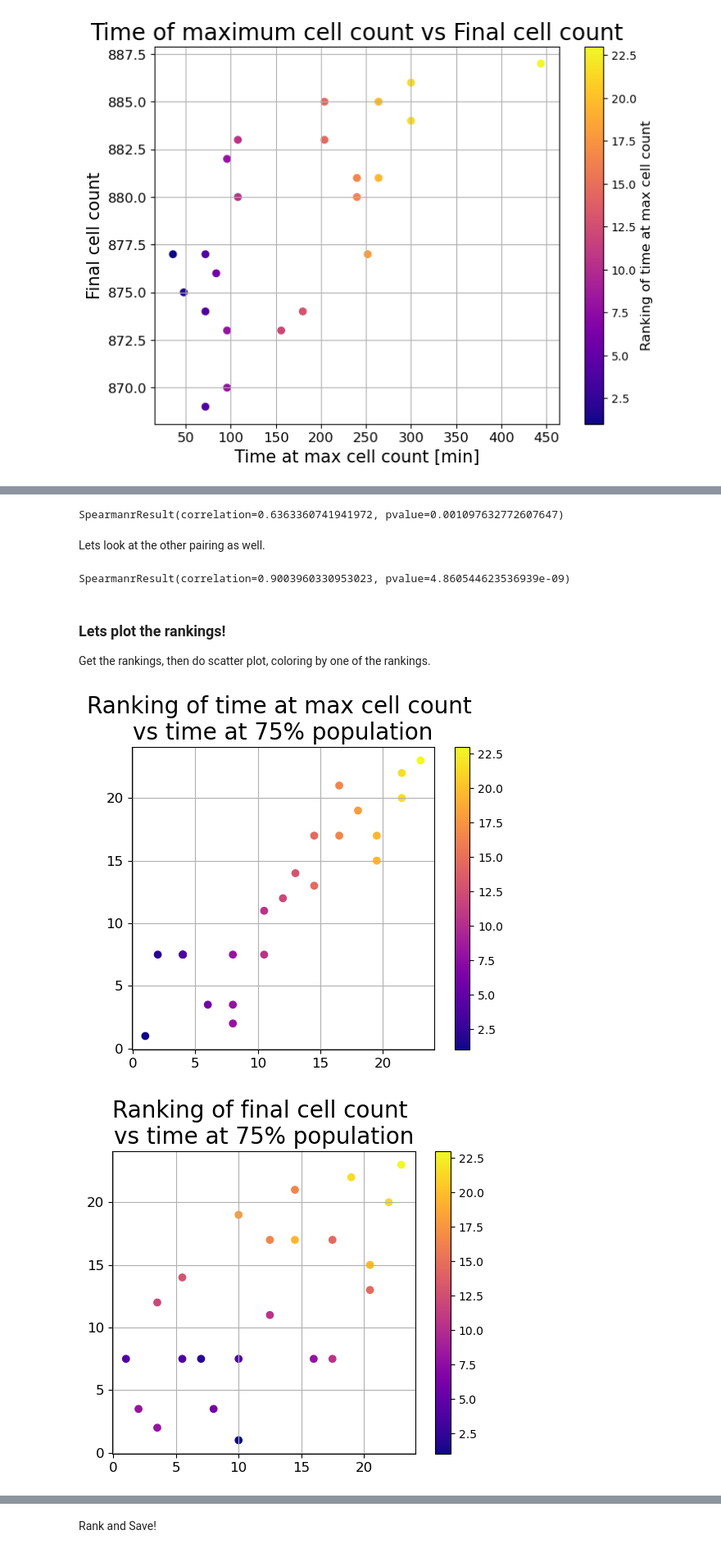
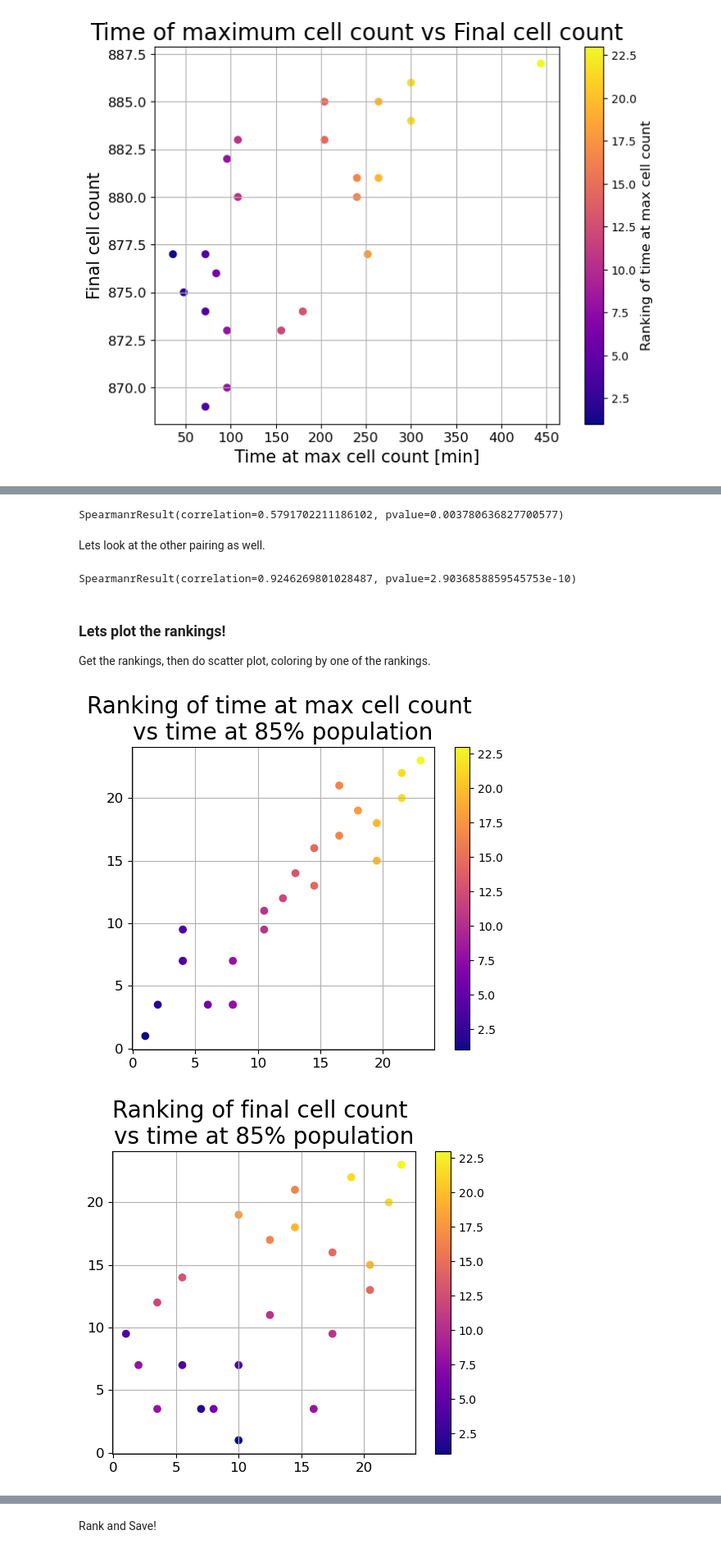
Before and after one commit to johnmetzcar/PhysiLab, a Jupyter notebook: scripts/Spatial Gradient-based Analysis.ipynb, the cells around one changed output, grey strips where cells are left out. Shown at 82% size. Saved outputs shown, nothing was run; the diff lists cells and outputs as text; code cells hidden in the pictures.

Commit message:
Updated figures in notebooks as well as extracted data.

```diff
--- a/scripts/Spatial Gradient-based Analysis.ipynb
+++ b/scripts/Spatial Gradient-based Analysis.ipynb
@@ -126,7 +126,7 @@ WARNING- this gets modified again at the end!!!
 # %%
 df_for_rankings = pd.DataFrame()
 
-thershold = 1000 # 75% of initial population and approx region of minimal slope across the time courses
+thershold = 1142 # 85% of initial population and approx region of minimal slope across the time courses
 
 for column in df:
     max_value = df[column].max()
@@ -139,7 +139,7 @@ for column in df:
 df_for_rankings = df_for_rankings.transpose()
 
 # Nice names
-df_for_rankings.columns = ['Max cell count', 'Time at max cell count', 'Final cell count', 'Time to 75% population']
+df_for_rankings.columns = ['Max cell count', 'Time at max cell count', 'Final cell count', 'Time to 85% population']
 
 # we need numbers - not objects
 for column in df_for_rankings:
@@ -326,11 +337,11 @@ df_clean.head()
 # %%
 time_at_max_cell_count_rank = rankdata(df_clean['Time at max cell count'])
 final_cell_count_rank = rankdata(df_clean['Final cell count'])
-time_at_75_percent_rank = rankdata(df_clean['Time to 75% population'])
+time_at_85_percent_rank = rankdata(df_clean['Time to 85% population'])
 
 df_clean['Time at max cell count rank'] = time_at_max_cell_count_rank
 df_clean['Final cell count rank'] = final_cell_count_rank
-df_clean['Time to 75% population rank'] = time_at_75_percent_rank
+df_clean['Time to 85% population rank'] = time_at_85_percent_rank
 
 df_clean.to_csv('../dataframes/spatial_cell_measures_rankings.csv') # WARNING - GETS RESAVED AT THE END!!
 # %% [output]
@@ -352,17 +363,17 @@ See the caveats in the documentation: https://pandas.pydata.org/pandas-docs/stab
 # %%
-res = stats.spearmanr(df_clean['Time to 75% population'], df_clean['Final cell count'])
+res = stats.spearmanr(df_clean['Time to 85% population'], df_clean['Final cell count'])
 
 print(res)
 # %% [output]
-SpearmanrResult(correlation=0.6363360741941972, pvalue=0.001097632772607647)
+SpearmanrResult(correlation=0.5791702211186102, pvalue=0.003780636827700577)
 # %% [markdown]
 Lets look at the other pairing as well.
 # %%
-res = stats.spearmanr(df_clean['Time to 75% population'], df_clean['Time at max cell count'])
+res = stats.spearmanr(df_clean['Time to 85% population'], df_clean['Time at max cell count'])
 
 print(res)
 # %% [output]
-SpearmanrResult(correlation=0.9003960330953023, pvalue=4.860544623536939e-09)
+SpearmanrResult(correlation=0.9246269801028487, pvalue=2.9036858859545753e-10)
 # %% [markdown]
 ### Lets plot the rankings!
 
@@ -370,15 +381,15 @@ Get the rankings, then do scatter plot, coloring by one of the rankings.
 # %%
 time_at_max_cell_count_rank = rankdata(df_clean['Time at max cell count'])
 final_cell_count_rank = rankdata(df_clean['Final cell count'])
-time_at_75_percent_rank = rankdata(df_clean['Time to 75% population'])
+time_at_85_percent_rank = rankdata(df_clean['Time to 85% population'])
 # %%
 fig, ax = plt.subplots()
-plt.scatter(time_at_max_cell_count_rank, time_at_75_percent_rank, c=ranking_time, cmap='plasma')
+plt.scatter(time_at_max_cell_count_rank, time_at_85_percent_rank, c=ranking_time, cmap='plasma')
 # plt.xlabel('Ranking of time at max cell count', fontsize=15)
 # plt.ylabel('Ranking of final cell count', fontsize=15)
 plt.xticks(fontsize=12)
 plt.yticks(fontsize=12)
-plt.title('Ranking of time at max cell count \nvs time at 75% population', fontsize=20)
+plt.title('Ranking of time at max cell count \nvs time at 85% population', fontsize=20)
 plt.grid(True)
 cbar = plt.colorbar()
 # cbar.set_label('Ranking of time at max cell count', fontsize=12)
@@ -386,23 +397,23 @@ ax.set_aspect('equal')
 # plt.savefig('../figures/ranking_time_vs_final_cell_count.png', dpi=600)
 plt.show()
 # %% [output]
-[figure, old version]
+[figure, new version]
 # %%
 fig, ax = plt.subplots()
-plt.scatter(final_cell_count_rank, time_at_75_percent_rank, c=ranking_time, cmap='plasma')
+plt.scatter(final_cell_count_rank, time_at_85_percent_rank, c=ranking_time, cmap='plasma')
 # plt.xlabel('Ranking of time at max cell count', fontsize=15)
 # plt.ylabel('Ranking of final cell count', fontsize=15)
 plt.xticks(fontsize=12)
 plt.yticks(fontsize=12)
-plt.title('Ranking of final cell count \nvs time at 75% population', fontsize=20)
+plt.title('Ranking of final cell count \nvs time at 85% population', fontsize=20)
 plt.grid(True)
 cbar = plt.colorbar()
 # cbar.set_label('Ranking of time at max cell count', fontsize=12)
 ax.set_aspect('equal')
 # plt.savefig('../figures/ranking_time_vs_final_cell_count.png', dpi=600)
 plt.show()
 # %% [output]
-[figure, old version]
+[figure, new version]
 # %% [markdown]
 ## Area undercurve
 
```
Also changed, not shown: parts of 11 cells of this notebook, 7 other files.
